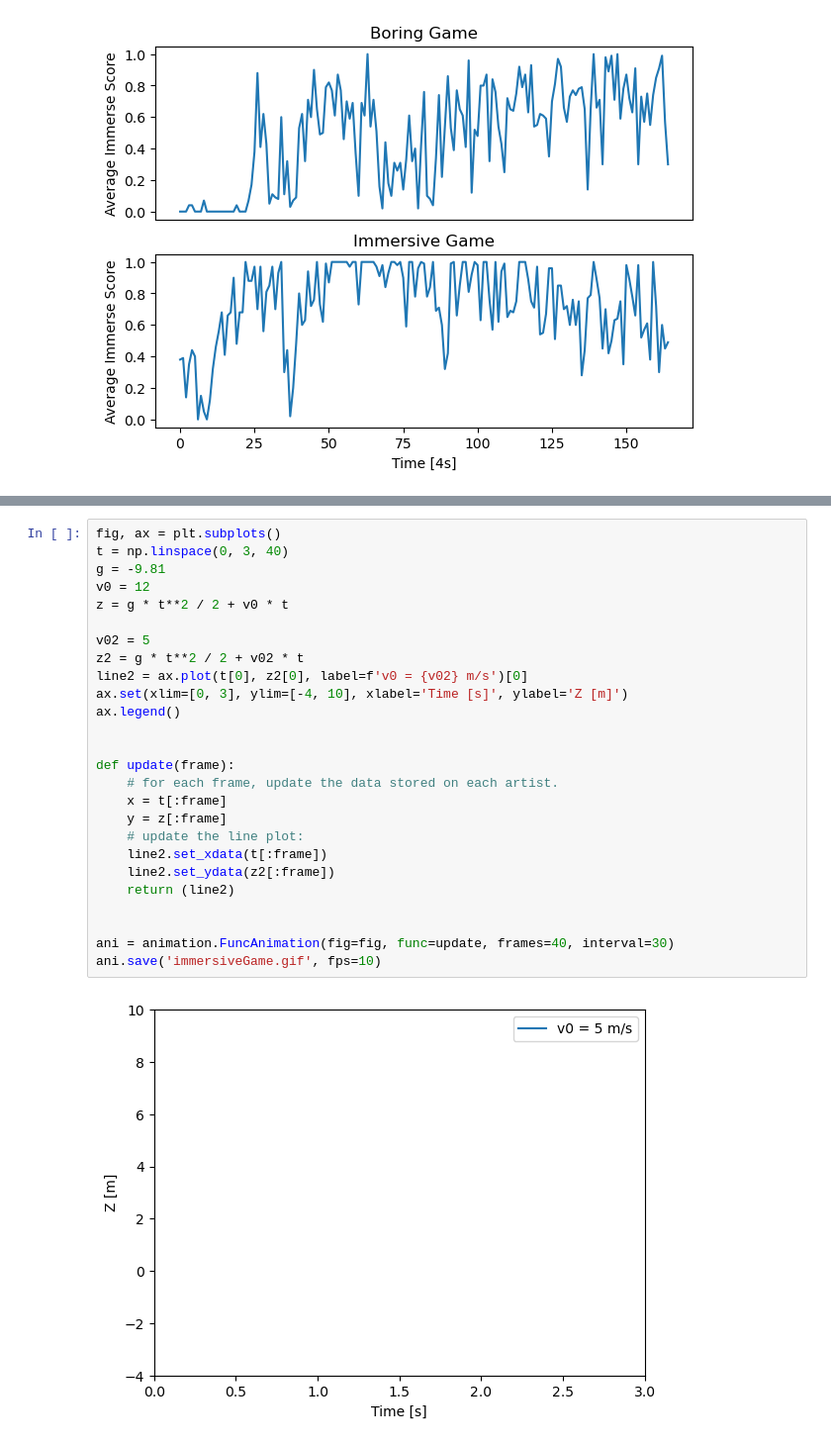
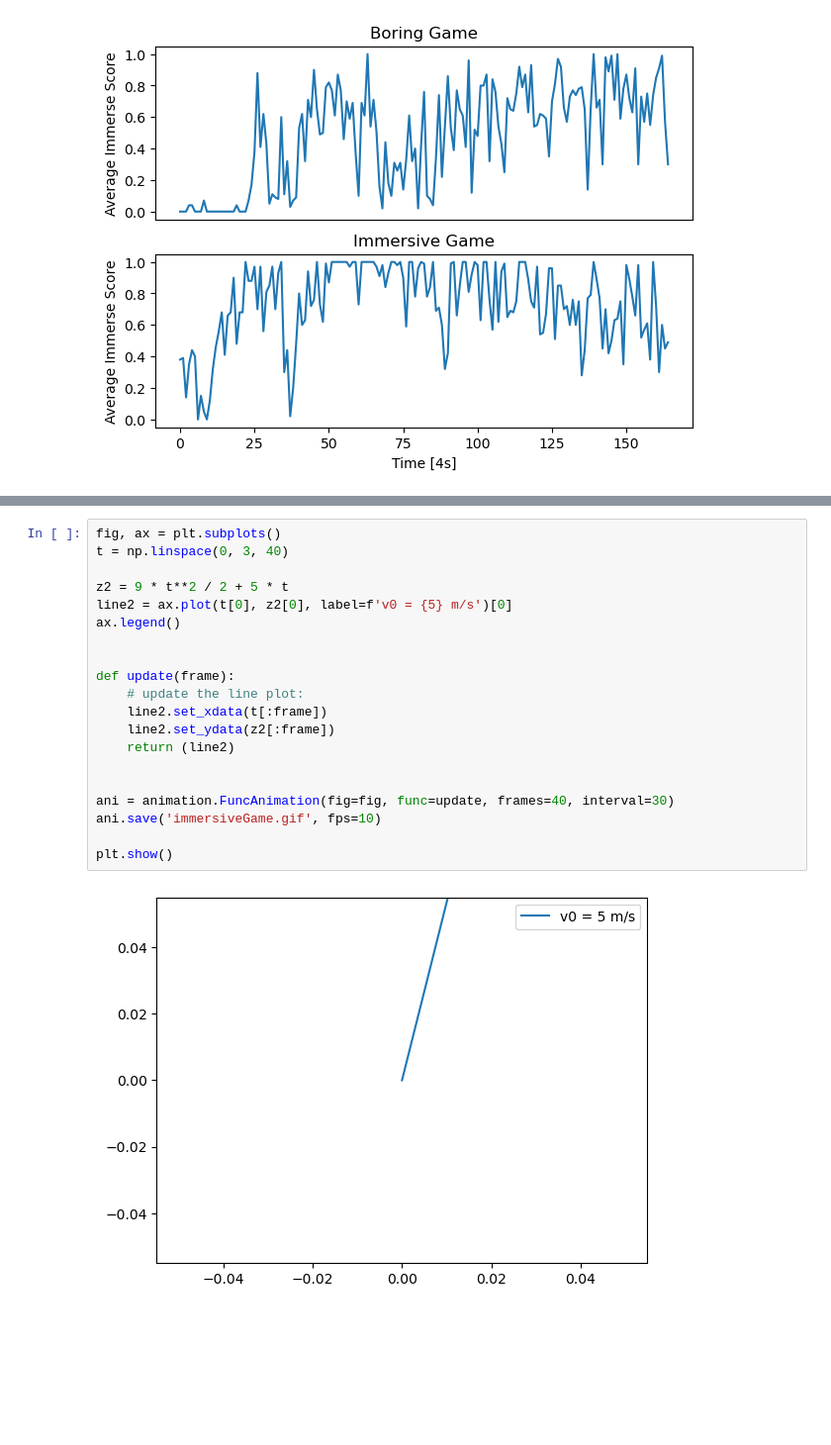
Before and after one commit to PipelonDevs/ntx_hack_2023, a Jupyter notebook: MNE/jupyter-tests/graphs.ipynb, the cells around one changed output, grey strips where cells are left out. Shown: that part at 99% size. Saved outputs shown, nothing was run; the diff lists cells and outputs as text; blank space fills up the shorter version.

```diff
--- a/MNE/jupyter-tests/graphs.ipynb
+++ b/MNE/jupyter-tests/graphs.ipynb
@@ -50,28 +50,22 @@ plt.show()
 # %%
 fig, ax = plt.subplots()
 t = np.linspace(0, 3, 40)
-g = -9.81
-v0 = 12
-z = g * t**2 / 2 + v0 * t
 
-v02 = 5
-z2 = g * t**2 / 2 + v02 * t
-line2 = ax.plot(t[0], z2[0], label=f'v0 = {v02} m/s')[0]
-ax.set(xlim=[0, 3], ylim=[-4, 10], xlabel='Time [s]', ylabel='Z [m]')
+z2 = 9 * t**2 / 2 + 5 * t
+line2 = ax.plot(t[0], z2[0], label=f'v0 = {5} m/s')[0]
 ax.legend()
 
 
 def update(frame):
-    # for each frame, update the data stored on each artist.
-    x = t[:frame]
-    y = z[:frame]
     # update the line plot:
     line2.set_xdata(t[:frame])
     line2.set_ydata(z2[:frame])
     return (line2)
 
 
 ani = animation.FuncAnimation(fig=fig, func=update, frames=40, interval=30)
 ani.save('immersiveGame.gif', fps=10)
+
+plt.show()
 # %% [output]
-[figure, old version]
+[figure, new version]
```
Also changed, not shown: parts of 2 cells of this notebook, 3 other files.
